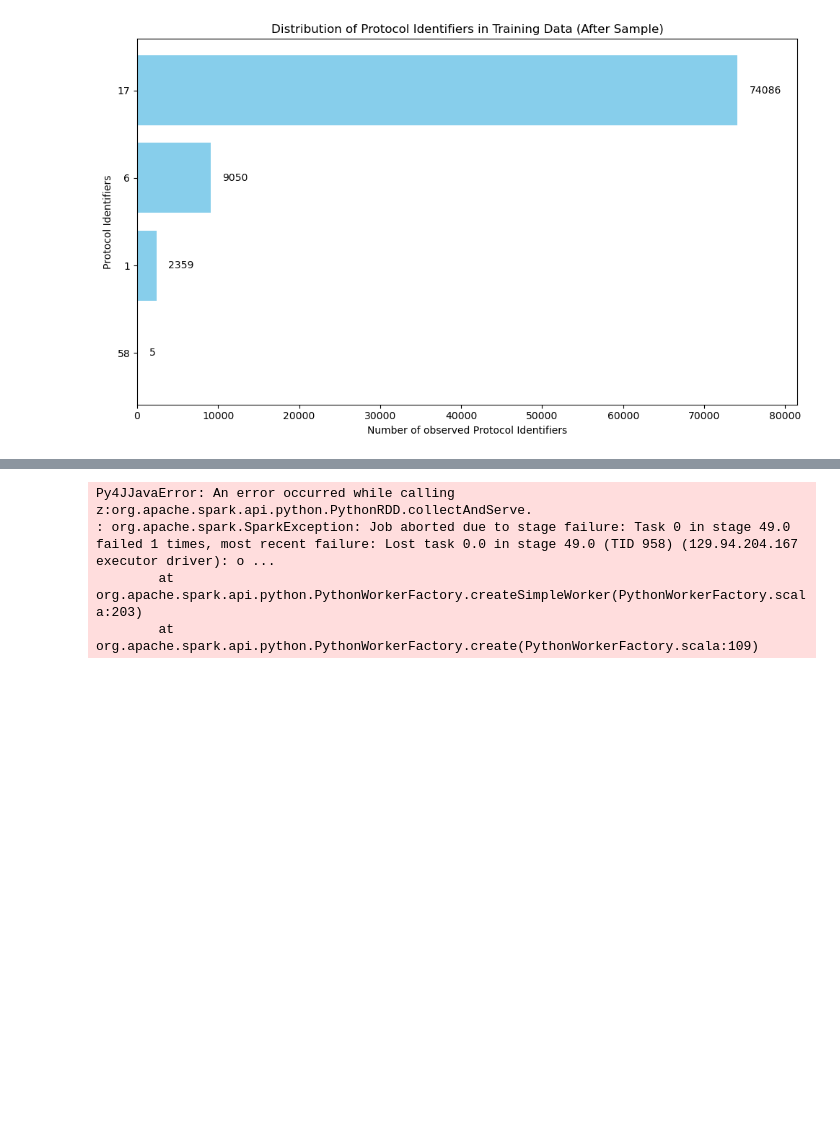
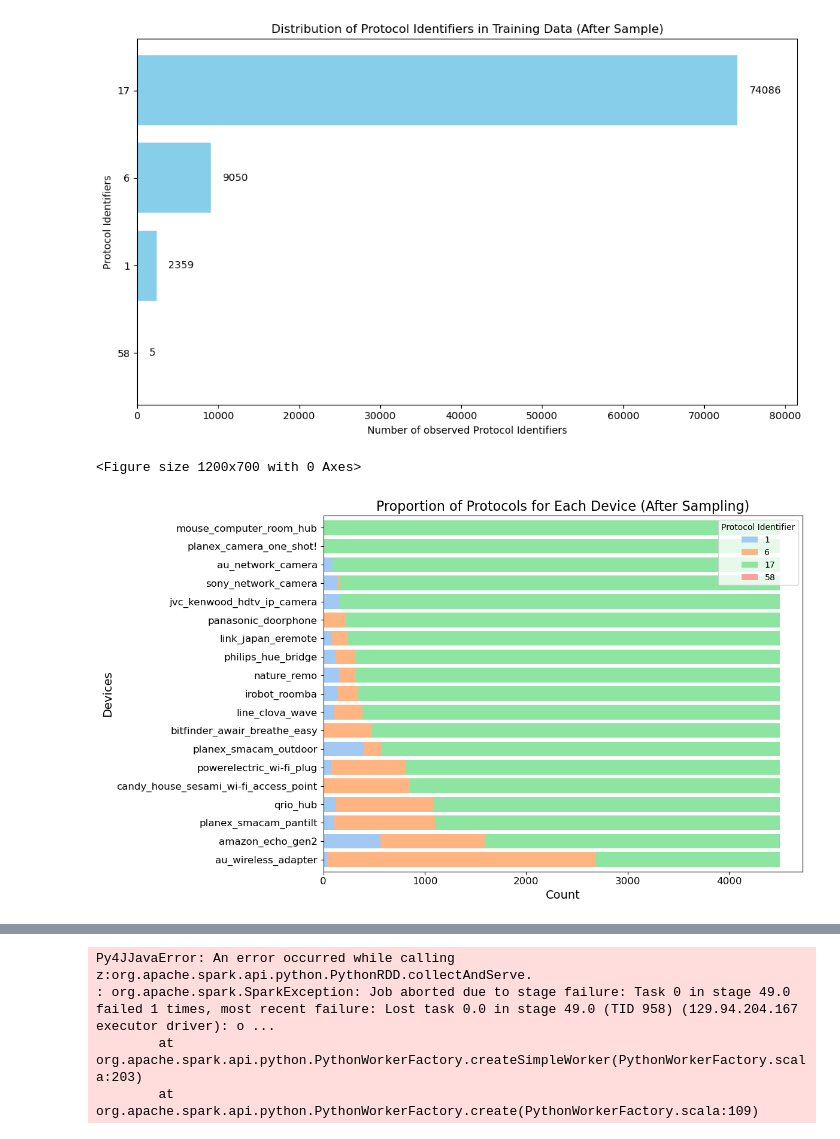
Before and after one commit to looopdawg/IPFIXDeviceIdentification, a Jupyter notebook: DATA3001_EDA.ipynb, the cells around one changed output, grey strips where cells are left out. Drawn from its saved outputs; the diff is of its cells as text; code cells hidden in the pictures; blank space fills up the shorter version.

```diff
--- a/DATA3001_EDA.ipynb
+++ b/DATA3001_EDA.ipynb
@@ -236,6 +236,36 @@ plt.tight_layout()
 plt.show()
 # %% [output]
 [figure]
+# %%
+pivot_df = df.groupby(['response', 'protocolIdentifier']).size().unstack().fillna(0)
+
+# Sort by protocol '17' and then '6'
+pivot_df = pivot_df.sort_values(by=[17, 6], ascending=[True, False])
+
+
+# Set a color palette (light-themed)
+palette = sns.color_palette("pastel")
+
+# Plot
+plt.figure(figsize=(12, 7))
+
+# Using the color palette in the stacked horizontal bar plot
+pivot_df.plot(kind='barh', stacked=True, color=palette, figsize=(12, 7), width=0.8)
+
+# Set title, labels, legend
+plt.title('Proportion of Protocols for Each Device (After Sampling)', fontsize=16)
+plt.xlabel('Count', fontsize=14)
+plt.ylabel('Devices', fontsize=14)
+plt.legend(title='Protocol Identifier', fontsize=10)
+plt.yticks(fontsize=12)
+plt.xticks(fontsize=12)
+plt.tight_layout()
+
+# Display the plot
+plt.show()
+# %% [output]
+<Figure size 1200x700 with 0 Axes>
+[figure, added]
 # %%
 # Observing the most popular clothing collections (sections)
 import seaborn as sns
```
Also changed, not shown: parts of 1 cell of this notebook.
